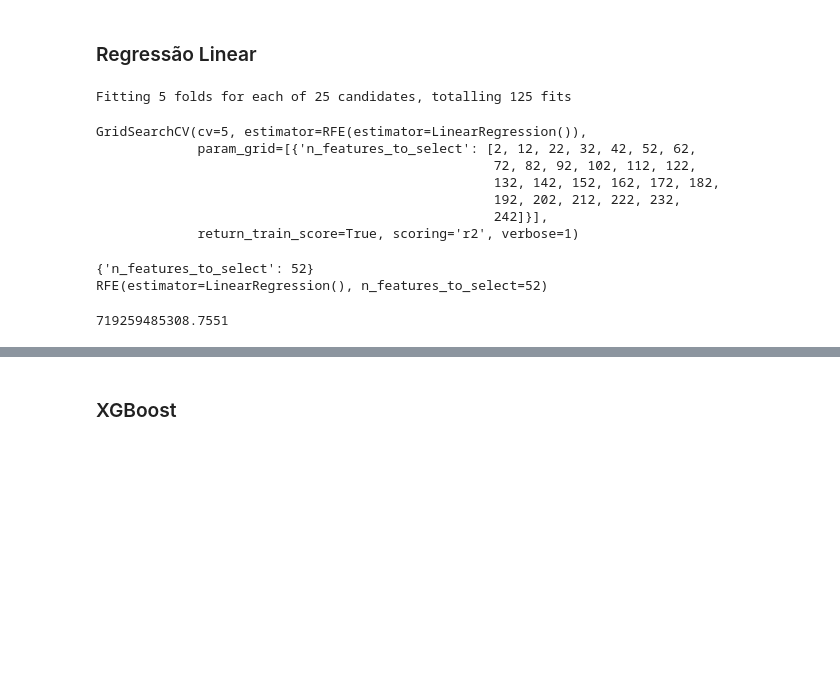
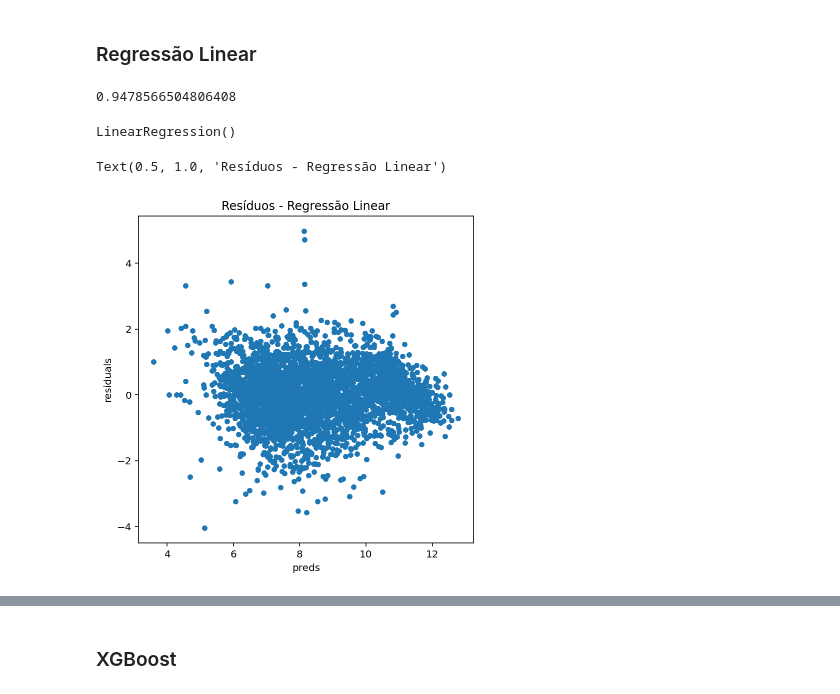
Before and after one commit to mateusqc/votacao-deputados-regressao, a Jupyter notebook: votacao_de_deputados.ipynb, the cells around one changed output, grey strips where cells are left out. Saved outputs shown, nothing was run; the diff lists cells and outputs as text; code cells hidden in the pictures; blank space fills up the shorter version.

```diff
--- a/votacao_de_deputados.ipynb
+++ b/votacao_de_deputados.ipynb
@@ -318,18 +308,19 @@ grid_lr = GridSearchCV(estimator = rfe,
+# %%
+train_rmse.min()
+# %% [output]
+0.9478566504806408
 # %%
-grid_lr.fit(X_train, Y_train)
+lr_model = LinearRegression()
+lr_model.fit(X_train, Y_train)
 # %% [output]
-Fitting 5 folds for each of 25 candidates, totalling 125 fits
+LinearRegression()
-GridSearchCV(cv=5, estimator=RFE(estimator=LinearRegression()),
-             param_grid=[{'n_features_to_select': [2, 12, 22, 32, 42, 52, 62,
-                                                   72, 82, 92, 102, 112, 122,
-                                                   132, 142, 152, 162, 172, 182,
-                                                   192, 202, 212, 222, 232,
-                                                   242]}],
-             return_train_score=True, scoring='r2', verbose=1)
-# %%
-print(grid_lr.best_params_)
-print(grid_lr.best_estimator_)
-# %% [output]
-{'n_features_to_select': 52}
-RFE(estimator=LinearRegression(), n_features_to_select=52)
+# %%
+matplotlib.rcParams['figure.figsize'] = (6.0, 6.0)
+preds = pd.DataFrame({"preds":lr_model.predict(X_train), "true":Y_train})
+preds["residuals"] = preds["true"] - preds["preds"]
+preds.plot(x = "preds", y = "residuals",kind = "scatter")
+plt.title("Resíduos - Regressão Linear")
+# %% [output]
+Text(0.5, 1.0, 'Resíduos - Regressão Linear')
+[figure, added]
 # %%
@@ -344,4 +329,0 @@ rmse_pred_lr = rmse(Y_validation, pred_lr)
-# %%
-rmse_pred_lr
-# %% [output]
-719259485308.7551
```
Also changed, not shown: parts of 42 cells of this notebook.
